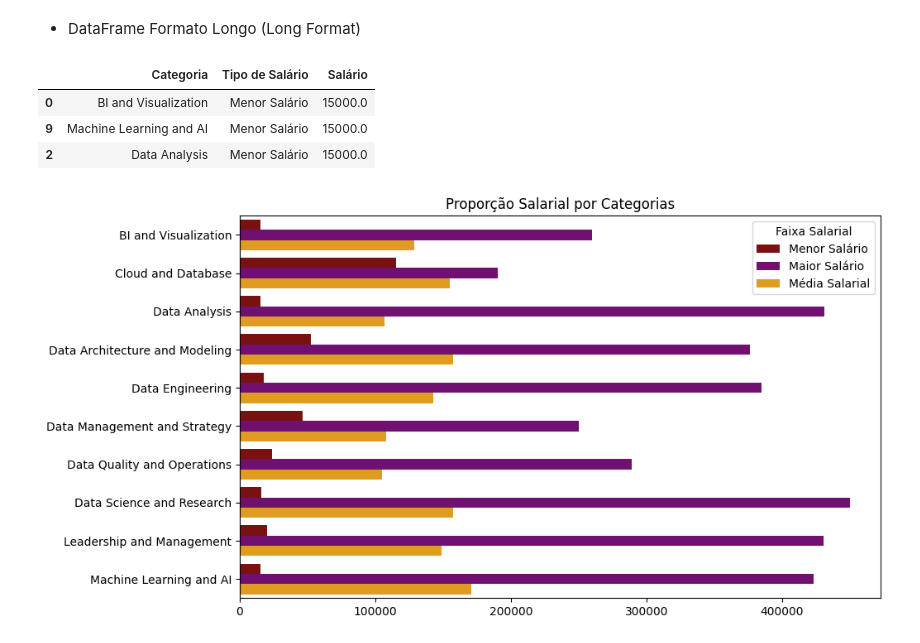
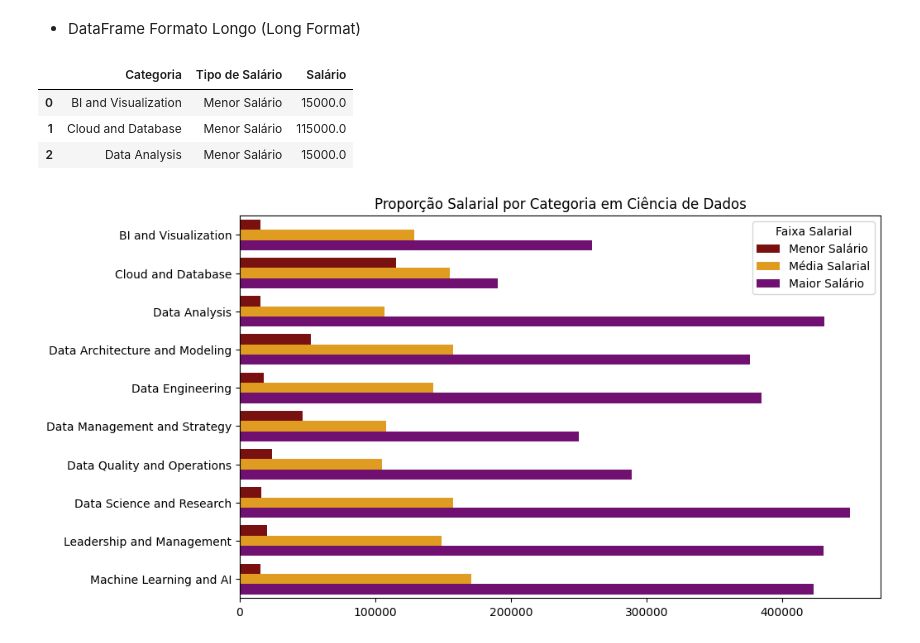
Before and after one commit to ryanrodr/eda-jobs-in-data, a Jupyter notebook: notebooks/analise_exploratoria.ipynb, the cells around one changed output. Drawn from its saved outputs; the diff is of its cells as text; code cells hidden in the pictures.

```diff
--- a/notebooks/analise_exploratoria.ipynb
+++ b/notebooks/analise_exploratoria.ipynb
@@ -342,33 +342,35 @@ tb_salario_categoria.style.set_properties(**{'text-align': 'center'})
 # %% [markdown]
 - DataFrame Formato Longo (Long Format)
 # %%
-tb_salario_categoria = df.melt(id_vars="Categoria",
-                                value_vars=["Menor Salário", "Maior Salário", "Média Salarial"],
-                                var_name="Tipo de Salário",
-                                value_name="Salário")
+tb_salario_categoria = tb_salario_categoria.melt(id_vars="Categoria",
+                                                value_vars=["Menor Salário", "Maior Salário", "Média Salarial"],
+                                                var_name="Tipo de Salário",
+                                                value_name="Salário")
 # %%
 tb_salario_categoria.head(3)
 # %% [output]
 |  | Categoria | Tipo de Salário | Salário |
 | 0 | BI and Visualization | Menor Salário | 15000.0 |
-| 9 | Machine Learning and AI | Menor Salário | 15000.0 |
+| 1 | Cloud and Database | Menor Salário | 115000.0 |
 | 2 | Data Analysis | Menor Salário | 15000.0 |
 # %%
 tb_salario_categoria.sort_values(by='Salário', ascending=True, inplace=True)
 # %%
-# Plot com Seaborn
+# Definindo o tamanho da imagem
 plt.figure(figsize=(10, 6))
-ax = sns.barplot(data=df_melted, y="Categoria", x="Salário", hue="Tipo de Salário",
+
+# Visualizando o DataFrame com Seaborn
+ax = sns.barplot(data=tb_salario_categoria, y="Categoria", x="Salário", hue="Tipo de Salário",
                 palette={"Menor Salário": "#8B0000", "Maior Salário": "purple", "Média Salarial": "orange"})
 
 # Labels e título
 plt.xlabel('Salário')
 plt.ylabel('Categoria')
-plt.title('Proporção Salarial por Categorias')
+plt.title('Proporção Salarial por Categoria em Ciência de Dados')
 plt.legend(title='Faixa Salarial')
 
 ax.set_xlabel("") # Removendo a descrição dos eixos X e Y
 ax.set_ylabel("")
 plt.show()
 # %% [output]
-[figure, old version]
+[figure, new version]
```
